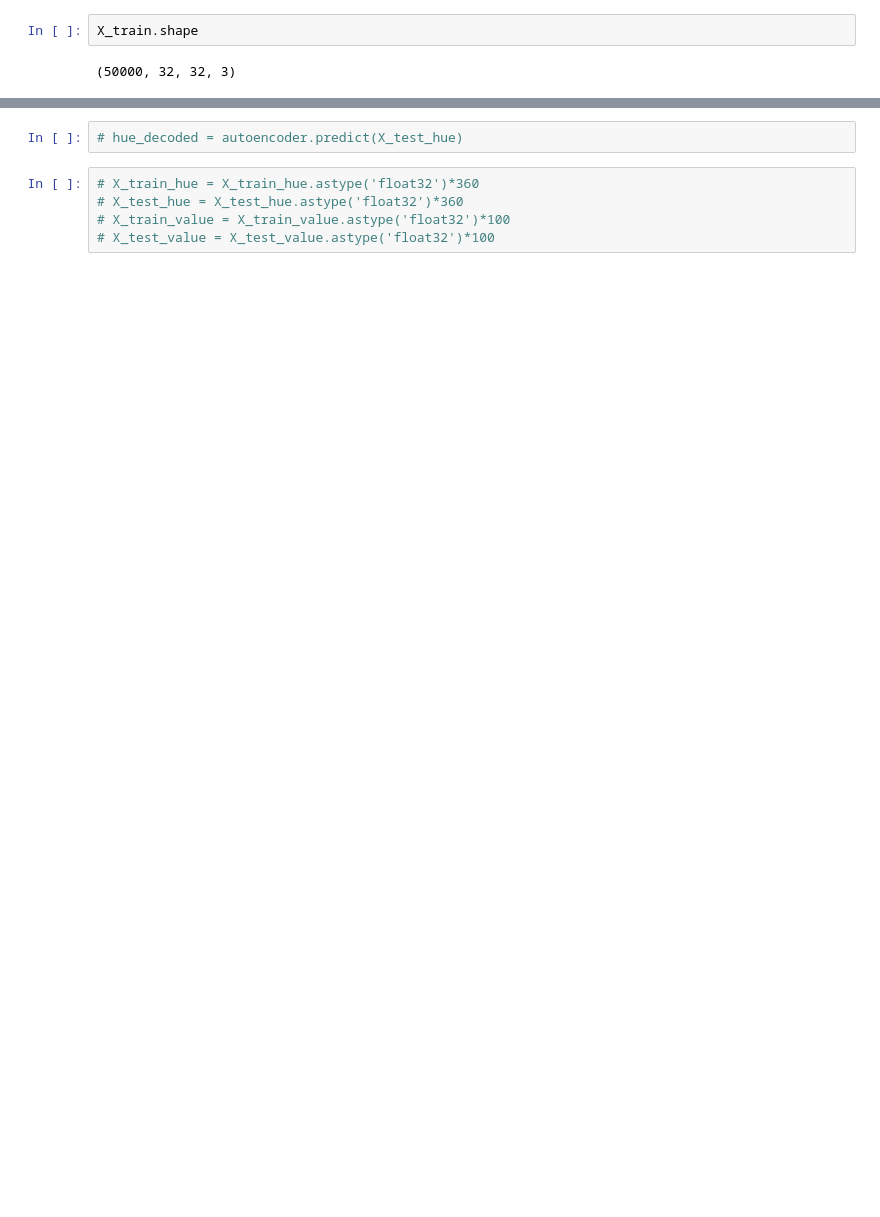
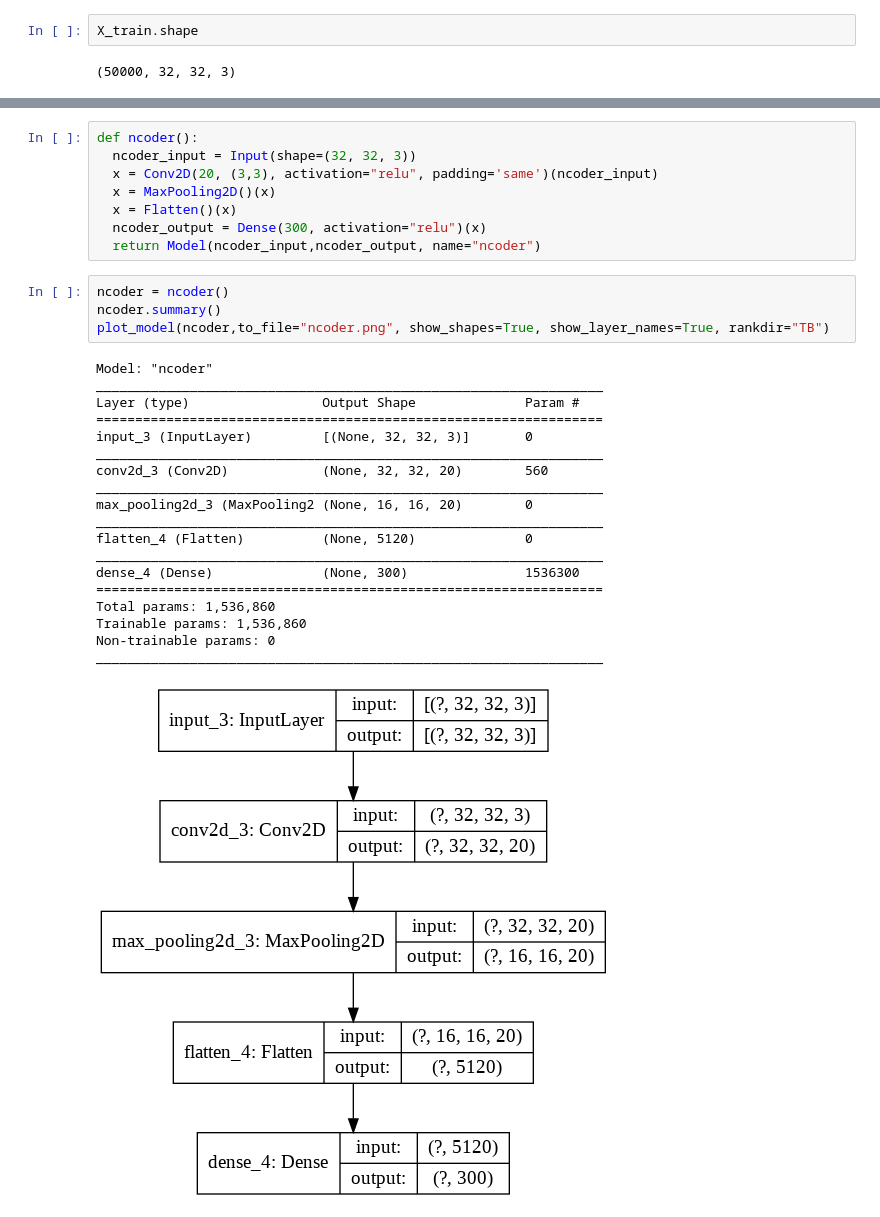
Before and after one commit to ParthMahadik/Neural-Cryptography, a Jupyter notebook: Data Proprocessing.ipynb, the cells around one changed output, grey strips where cells are left out. Drawn from its saved outputs; the diff is of its cells as text; blank space fills up the shorter version.

```diff
--- a/Data Proprocessing.ipynb
+++ b/Data Proprocessing.ipynb
@@ -290,7 +186,32 @@ autoencoder.fit(X_train, X_train, epochs = 1, batch_size = 32)
-# %%
-# hue_decoded = autoencoder.predict(X_test_hue)
-# %%
-# X_train_hue = X_train_hue.astype('float32')*360
-# X_test_hue = X_test_hue.astype('float32')*360
-# X_train_value = X_train_value.astype('float32')*100
-# X_test_value = X_test_value.astype('float32')*100
+# %%
+def ncoder():
+  ncoder_input = Input(shape=(32, 32, 3))
+  x = Conv2D(20, (3,3), activation="relu", padding='same')(ncoder_input)
+  x = MaxPooling2D()(x)
+  x = Flatten()(x)
+  ncoder_output = Dense(300, activation="relu")(x)
+  return Model(ncoder_input,ncoder_output, name="ncoder")
+# %%
+ncoder = ncoder()
+ncoder.summary()
+plot_model(ncoder,to_file="ncoder.png", show_shapes=True, show_layer_names=True, rankdir="TB")
+# %% [output]
+Model: "ncoder"
+_________________________________________________________________
+Layer (type)                 Output Shape              Param #
+=================================================================
+input_3 (InputLayer)         [(None, 32, 32, 3)]       0
+_________________________________________________________________
+conv2d_3 (Conv2D)            (None, 32, 32, 20)        560
+_________________________________________________________________
+max_pooling2d_3 (MaxPooling2 (None, 16, 16, 20)        0
+_________________________________________________________________
+flatten_4 (Flatten)          (None, 5120)              0
+_________________________________________________________________
+dense_4 (Dense)              (None, 300)               1536300
+=================================================================
+Total params: 1,536,860
+Trainable params: 1,536,860
+Non-trainable params: 0
+_________________________________________________________________
+[figure, added]
```
Also changed, not shown: parts of 37 cells of this notebook.
